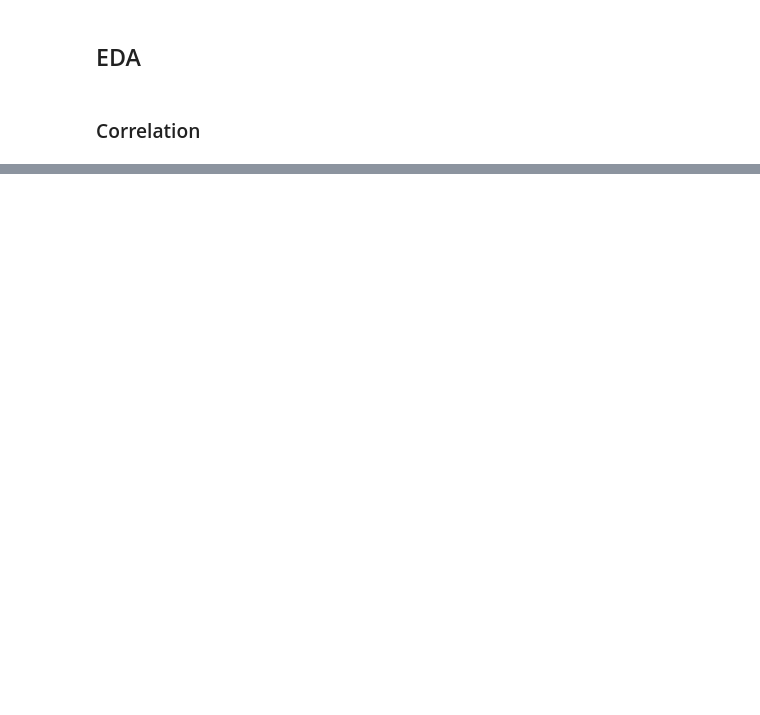
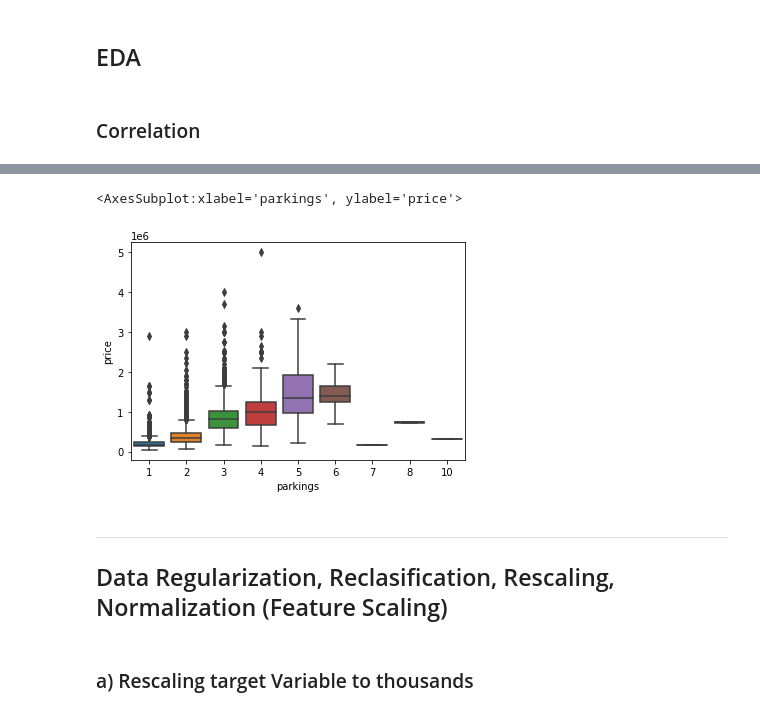
Before and after one commit to agustingu/Panama_House_Pricing, a Jupyter notebook: data_preprocessing.ipynb, the cells around one changed output, grey strips where cells are left out. Cells and saved outputs as stored; diff of their text form; code cells hidden in the pictures; blank space fills up the shorter version.

```diff
--- a/data_preprocessing.ipynb
+++ b/data_preprocessing.ipynb
@@ -183,0 +204,10 @@ Deprecated in NumPy 1.20; for more details and guidance: https://numpy.org/devdo
+# %%
+sns.boxplot(y='price',x='parkings',data=df_clean, )
+# %% [output]
+<AxesSubplot:xlabel='parkings', ylabel='price'>
+[figure, added]
+# %% [markdown]
+____________
+## Data Regularization, Reclasification, Rescaling, Normalization (Feature Scaling)
+# %% [markdown]
+### a) Rescaling target Variable to thousands
```
Also changed, not shown: parts of 37 cells of this notebook, 3 other files.
